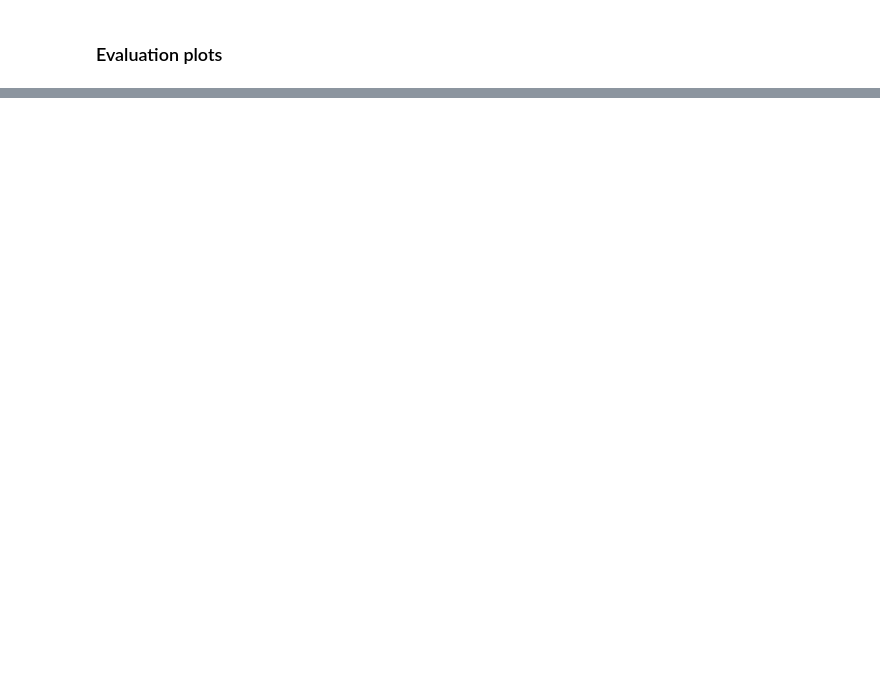
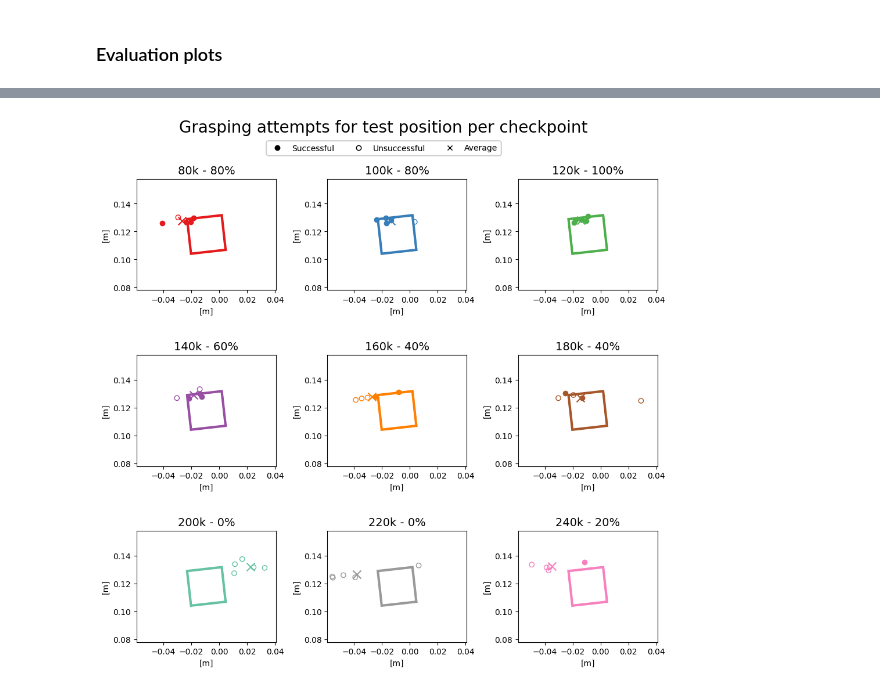
Before and after one commit to nicolas-duque/lerobot, a Jupyter notebook: lerobot/plots/eval_plots.ipynb, the cells around one changed output, grey strips where cells are left out. Drawn from its saved outputs; the diff is of its cells as text; code cells hidden in the pictures; blank space fills up the shorter version.

```diff
--- a/lerobot/plots/eval_plots.ipynb
+++ b/lerobot/plots/eval_plots.ipynb
@@ -227,3 +225,100 @@ repos = ["nduque/eval_robustness_e8_no3_3_80k",
          "nduque/eval_robustness_e8_no3_3_200k",
          "nduque/eval_robustness_e8_no3_3_220k",
          "nduque/eval_robustness_e8_no3_3_240k"]
+
+success = [[1,1,1,1,0],
+           [0,1,1,1,1],
+           [1,1,1,1,1],
+           [0,0,1,1,1],
+           [1,0,0,0,1],
+           [0,1,1,0,0],
+           [0,0,0,0,0],
+           [0,0,0,0,0],
+           [1,0,0,0,0]]
+titles = ["80k - 80%", "100k - 80%", "120k - 100%", "140k - 60%", "160k - 40%", "180k - 40%", "200k - 0%", "220k - 0%", "240k - 20%"]
+
+avg_ep = []
+fig, axs = plt.subplots(3,3, figsize=(10, 10))
+d_xy = []
+avg_err = []
+total_grasp = []
+for i,repo in enumerate(repos):
+
+
+    dataset = LeRobotDataset(repo)
+    observations = dataset.hf_dataset.select_columns("observation.state")['observation.state']
+    episodes = list(range(dataset.meta.total_episodes))
+    episode_data_index=get_episode_data_index(dataset.meta.episodes)
+    eps_grasp = []
+    eps_grasp_yaw = []
+
+    box_avg = box_pos_avg_e8[2]
+    eps = int(len(episodes)/len(box_avg))
+    for j in range(len(episodes)):
+        # Get the episode
+        ep_start = int(episode_data_index["from"][episodes[j]])
+        ep_end = int(episode_data_index["to"][episodes[j]])
+
+        obs_set = observations[ep_start+30:ep_end]
+
+        if len(obs_set) == 0:
+            continue
+
+        grasp_idx = next((j for j, obs in enumerate(obs_set) if obs[-1] < 30), None)
+
+        if grasp_idx is None:
+            grasp_idx = next((j for j, obs in enumerate(obs_set) if obs[-1] < 40), None)
+
+        fk, yaw = forward_kinematics(obs_set[grasp_idx][-6:],d,a,alpha)
+        eps_grasp.append(fk)
+        eps_grasp_yaw.append(yaw)
+
+    cp_grasp = np.array(eps_grasp)
+    cp_grasp_yaw = np.array(eps_grasp_yaw)
+    total_grasp.append(cp_grasp[:5])
+
+    color = colors[i]
+
+    avg_y = float(round(np.mean(cp_grasp[:, 1]),4))
+    avg_x = float(round(np.mean(cp_grasp[:, 0]),4))
+    avg_yaw = float(round(np.mean(cp_grasp_yaw[:]),4))
+    avg_ep.append([avg_x, avg_y, avg_yaw])
+    print([avg_x, avg_y, avg_yaw])
+
+    ep_dx = cp_grasp[:, 0] - box_avg[0]
+    ep_dy = cp_grasp[:, 1] - box_avg[1]
+    d_norm = np.sqrt(ep_dx**2 + ep_dy**2)
+    d_xy.append([ep_dx,ep_dy,d_norm])
+
+    avg_err_x = np.mean((ep_dx))
+    avg_err_y = np.mean((ep_dy))
+    avg_err_norm = np.mean(d_norm)
+    avg_err.append([avg_err_x, avg_err_y, avg_err_norm])
+
+
+    for j in range(5):
+        if success[i][j] == 0:
+            fc = 'none'
+        else:
+            fc = color
+        axs[i//3, i%3].scatter(cp_grasp[j,1], cp_grasp[j, 0],color=color, fc=fc)
+
+    axs[i//3, i%3].scatter(avg_y, avg_x, color=color, marker='x', s=100)
+
+    bottom_left = (box_avg[1]-0.0125,box_avg[0]-0.0125)
+    rec = plt.Rectangle(bottom_left,0.025,0.025, ec=color, fc='none', angle = box_avg[2], rotation_point="center", linewidth=3)
+    axs[i//3, i%3].add_patch(rec)
+    axs[i//3, i%3].set_aspect('equal')
+    axs[i//3, i%3].set_ylim(box_avg[0]-0.04,box_avg[0]+0.04)
+    axs[i//3, i%3].set_xlim(box_avg[1]-0.05,box_avg[1]+0.05)
+    axs[i//3, i%3].set_title(titles[i], fontsize=14)
+    axs[i//3, i%3].set_xlabel('[m]', fontsize=10)
+    axs[i//3, i%3].set_ylabel('[m]', fontsize=10)
+
+    success_marker = mlines.Line2D([], [], color='black', marker='o', markersize=6, label='Successful', fillstyle='full', linestyle='None')
+    unsuccess_marker = mlines.Line2D([], [], color='black', marker='o', markersize=6, label='Unsuccessful', fillstyle='none', linestyle='None')
+    average_marker = mlines.Line2D([], [], color='black', marker='x', markersize=6, label='Average', fillstyle='none', linestyle='None')
+    fig.legend(handles=[success_marker, unsuccess_marker,average_marker], loc='upper center', bbox_to_anchor=(0.5,0.95), fontsize=10, ncol=3)
+    fig.suptitle("Grasping attempts for test position per checkpoint", fontsize=20)
+    fig.tight_layout()
+# %% [output]
@@ -229,0 +334 @@ repos = ["nduque/eval_robustness_e8_no3_3_80k",
+[figure, added]
```
Also changed, not shown: parts of 4 cells of this notebook, 1 other file.
